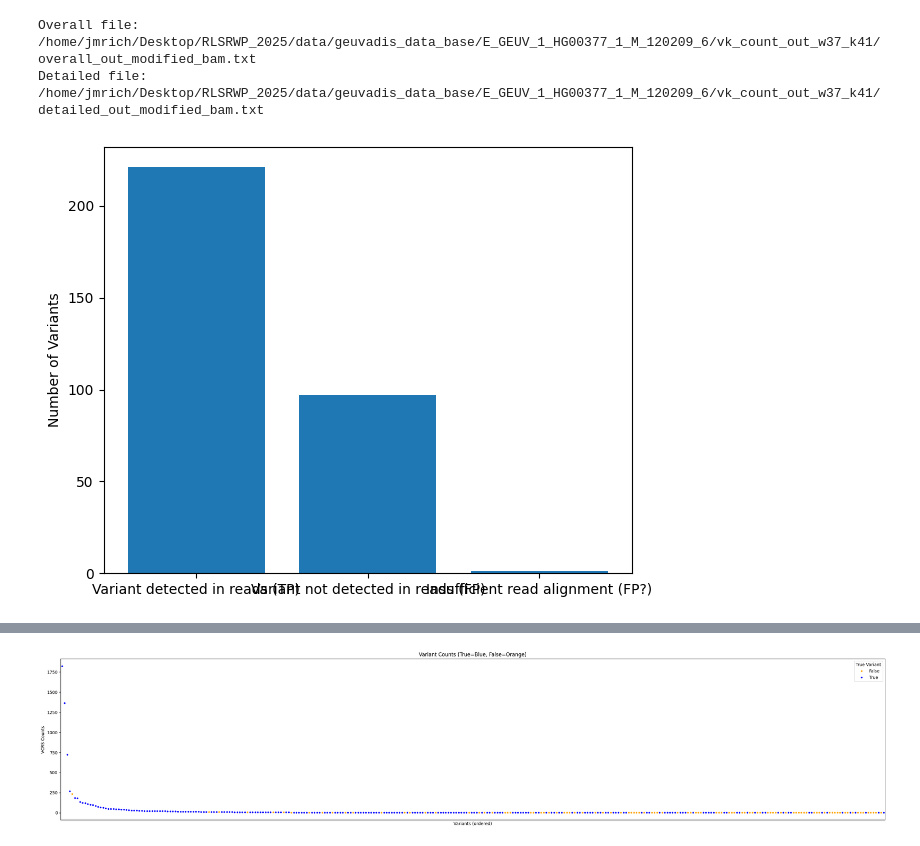
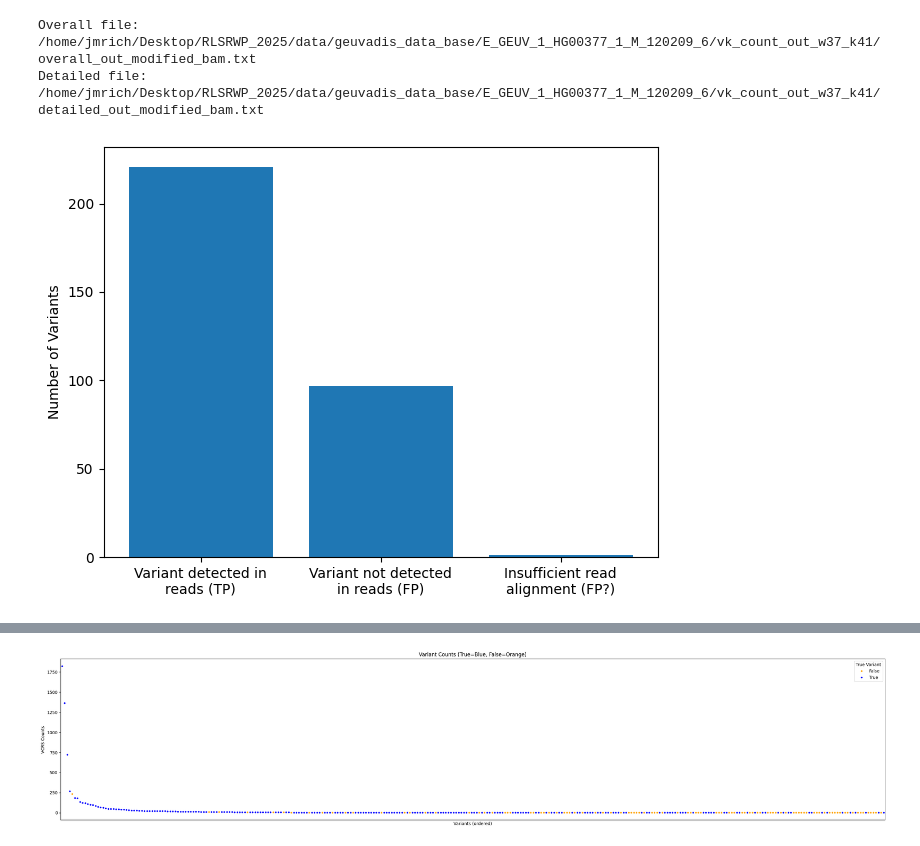
Before and after one commit to pachterlab/RLSRP_2025, a Jupyter notebook: notebooks/SuppX_pull_out_reads_for_alignment_viz_geuvadis.ipynb, the cells around one changed output, grey strips where cells are left out. Cells and saved outputs as stored; diff of their text form; code cells hidden in the pictures.

```diff
--- a/notebooks/SuppX_pull_out_reads_for_alignment_viz_geuvadis.ipynb
+++ b/notebooks/SuppX_pull_out_reads_for_alignment_viz_geuvadis.ipynb
@@ -432,26 +433,29 @@ print("Detailed file: ", detailed_txt_out)
 Overall file:  /home/jmrich/Desktop/RLSRWP_2025/data/geuvadis_data_base/E_GEUV_1_HG00377_1_M_120209_6/vk_count_out_w37_k41/overall_out_modified_bam.txt
 Detailed file:  /home/jmrich/Desktop/RLSRWP_2025/data/geuvadis_data_base/E_GEUV_1_HG00377_1_M_120209_6/vk_count_out_w37_k41/detailed_out_modified_bam.txt
 # %%
-def plot_overall_bar_plot(overall_results, out_file=None):
+def plot_overall_bar_plot(overall_results, wrap_width = None, out_file=None):
     # Unpack keys and values
     labels = list(overall_results.keys())
     values = list(overall_results.values())
+
+    if wrap_width:
+        labels = ['\n'.join(textwrap.wrap(label, wrap_width)) for label in labels]
 
     # Create bar plot
     plt.bar(labels, values)
     plt.ylabel('Number of Variants')
     plt.tight_layout()
     if out_file:
         plt.savefig(out_file, dpi=300)
     plt.show()
     plt.close()
 
 overall_results = {
     "Variant detected in reads (TP)": 221,
     "Variant not detected in reads (FP)": 97,
     "Insufficient read alignment (FP?)": 1,
 }
 
-plot_overall_bar_plot(overall_results)
+plot_overall_bar_plot(overall_results, wrap_width=20, out_file=overall_txt_out.replace(".txt", ".pdf"))
 # %% [output]
-[figure, old version]
+[figure, new version]
```
Also changed, not shown: parts of 4 cells of this notebook, 8 other files.
